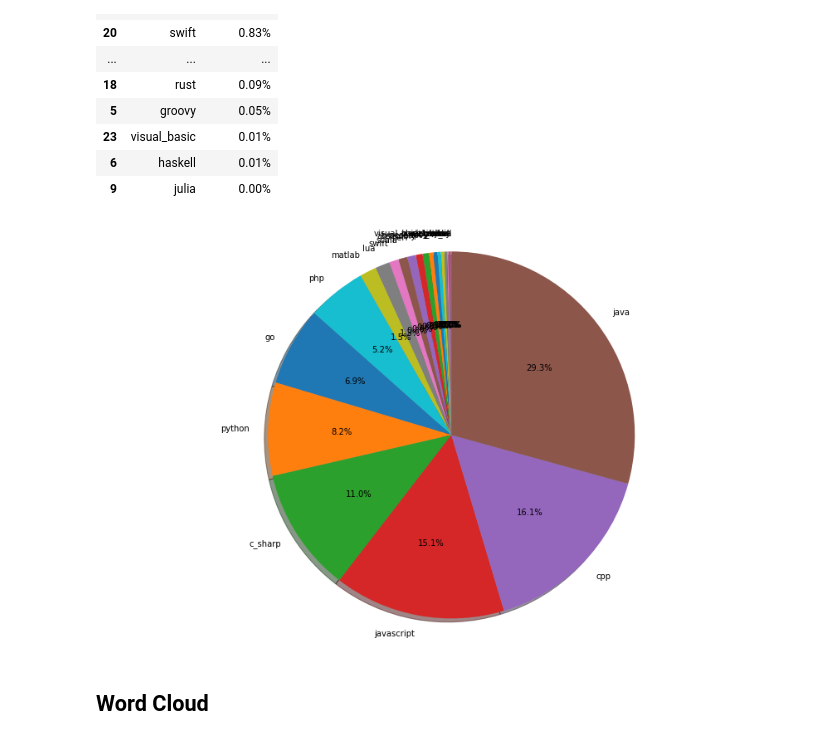
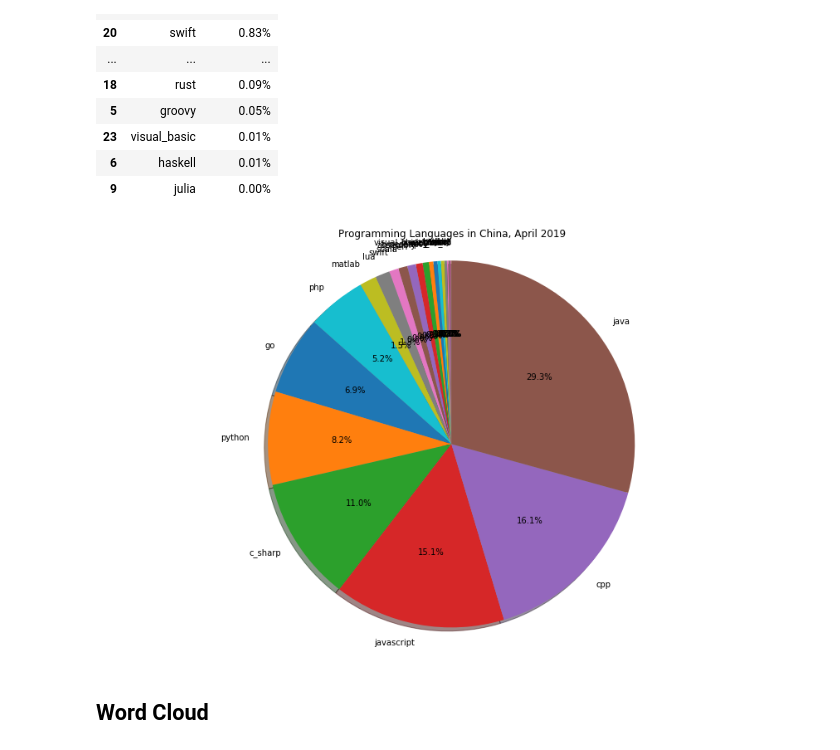
Before and after one commit to EricWebsmith/china_job_survey, a Jupyter notebook: programming_language.ipynb, the cells around one changed output. Saved outputs shown, nothing was run; the diff lists cells and outputs as text; code cells hidden in the pictures.

```diff
--- a/programming_language.ipynb
+++ b/programming_language.ipynb
@@ -96,19 +96,19 @@ data_pl.style.format({"percentage":"{:.2%}"})
 # %%
 data_pl=data_pl.sort_values(by='percentage')
 
 # Pie chart, where the slices will be ordered and plotted counter-clockwise:
 labels = data_pl['pl_']
 sizes = data_pl['percentage']
 #explode = (0, 0.1, 0, 0)  # only "explode" the 2nd slice (i.e. 'Hogs')
 
 fig1, ax1 = plt.subplots(figsize=(15, 9))
 ax1.pie(sizes, labels=labels, autopct='%1.1f%%',
         shadow=True, startangle=90)
 ax1.axis('equal')  # Equal aspect ratio ensures that pie is drawn as a circle.
-
+plt.title("Programming Languages in China, April 2019")
 plt.show()
 # %% [output]
-[figure, old version]
+[figure, new version]
 # %% [markdown]
 ## Word Cloud
 # %%
```
Also changed, not shown: 2 other files.
